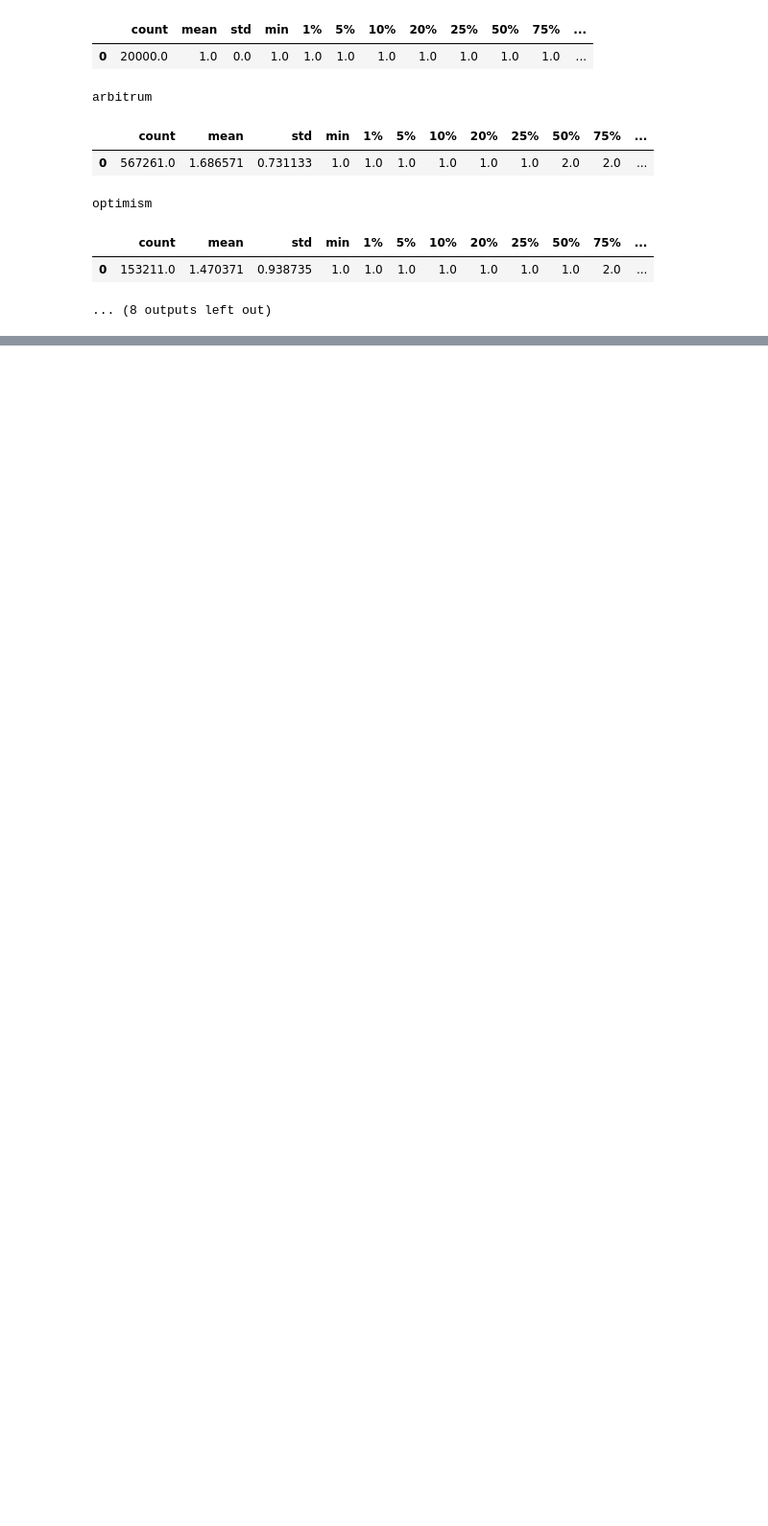
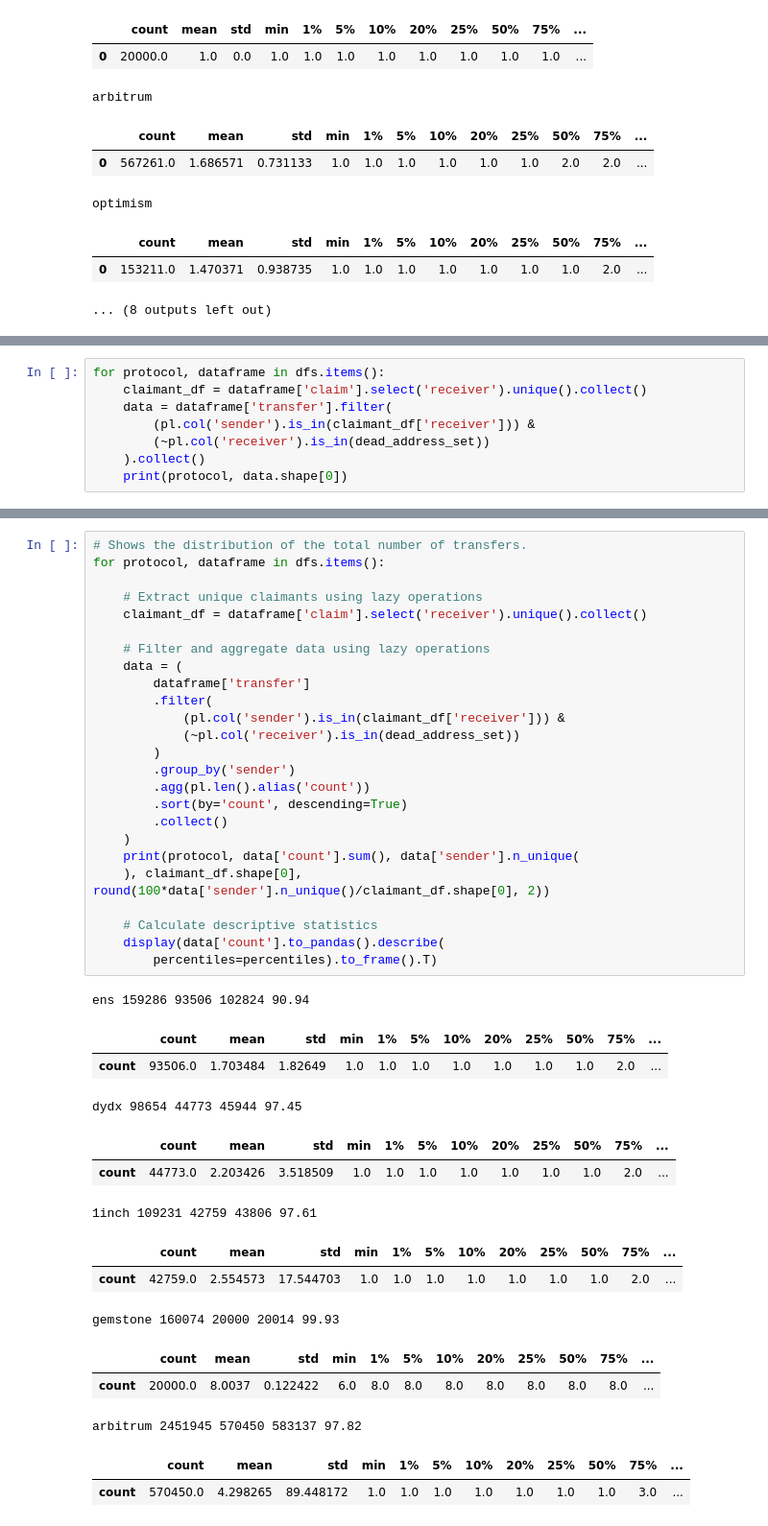
Before and after one commit to johnnatan-messias/research-proj-airdrop, a Jupyter notebook: notebooks/03-airdrop-eda.ipynb, the cells around one changed output, grey strips where cells are left out. Shown: that part at 96% size. Drawn from its saved outputs; the diff is of its cells as text; blank space fills up the shorter version.

```diff
--- a/notebooks/03-airdrop-eda.ipynb
+++ b/notebooks/03-airdrop-eda.ipynb
@@ -1115,0 +1287,8 @@ optimism
+# %%
+for protocol, dataframe in dfs.items():
+    claimant_df = dataframe['claim'].select('receiver').unique().collect()
+    data = dataframe['transfer'].filter(
+        (pl.col('sender').is_in(claimant_df['receiver'])) &
+        (~pl.col('receiver').is_in(dead_address_set))
+    ).collect()
+    print(protocol, data.shape[0])
@@ -1115,0 +1306,41 @@ optimism
+# %%
+# Shows the distribution of the total number of transfers.
+for protocol, dataframe in dfs.items():
+
+    # Extract unique claimants using lazy operations
+    claimant_df = dataframe['claim'].select('receiver').unique().collect()
+
+    # Filter and aggregate data using lazy operations
+    data = (
+        dataframe['transfer']
+        .filter(
+            (pl.col('sender').is_in(claimant_df['receiver'])) &
+            (~pl.col('receiver').is_in(dead_address_set))
+        )
+        .group_by('sender')
+        .agg(pl.len().alias('count'))
+        .sort(by='count', descending=True)
+        .collect()
+    )
+    print(protocol, data['count'].sum(), data['sender'].n_unique(
+    ), claimant_df.shape[0], round(100*data['sender'].n_unique()/claimant_df.shape[0], 2))
+
+    # Calculate descriptive statistics
+    display(data['count'].to_pandas().describe(
+        percentiles=percentiles).to_frame().T)
+# %% [output]
+ens 159286 93506 102824 90.94
+|  | count | mean | std | min | 1% | 5% | 10% | 20% | 25% | 50% | 75% | ... |
+| count | 93506.0 | 1.703484 | 1.82649 | 1.0 | 1.0 | 1.0 | 1.0 | 1.0 | 1.0 | 1.0 | 2.0 | ... |
+dydx 98654 44773 45944 97.45
+|  | count | mean | std | min | 1% | 5% | 10% | 20% | 25% | 50% | 75% | ... |
+| count | 44773.0 | 2.203426 | 3.518509 | 1.0 | 1.0 | 1.0 | 1.0 | 1.0 | 1.0 | 1.0 | 2.0 | ... |
+1inch 109231 42759 43806 97.61
+|  | count | mean | std | min | 1% | 5% | 10% | 20% | 25% | 50% | 75% | ... |
+| count | 42759.0 | 2.554573 | 17.544703 | 1.0 | 1.0 | 1.0 | 1.0 | 1.0 | 1.0 | 1.0 | 2.0 | ... |
+gemstone 160074 20000 20014 99.93
+|  | count | mean | std | min | 1% | 5% | 10% | 20% | 25% | 50% | 75% | ... |
+| count | 20000.0 | 8.0037 | 0.122422 | 6.0 | 8.0 | 8.0 | 8.0 | 8.0 | 8.0 | 8.0 | 8.0 | ... |
+arbitrum 2451945 570450 583137 97.82
+|  | count | mean | std | min | 1% | 5% | 10% | 20% | 25% | 50% | 75% | ... |
+| count | 570450.0 | 4.298265 | 89.448172 | 1.0 | 1.0 | 1.0 | 1.0 | 1.0 | 1.0 | 1.0 | 3.0 | ... |
```
Also changed, not shown: parts of 18 cells of this notebook, 1 other file.
